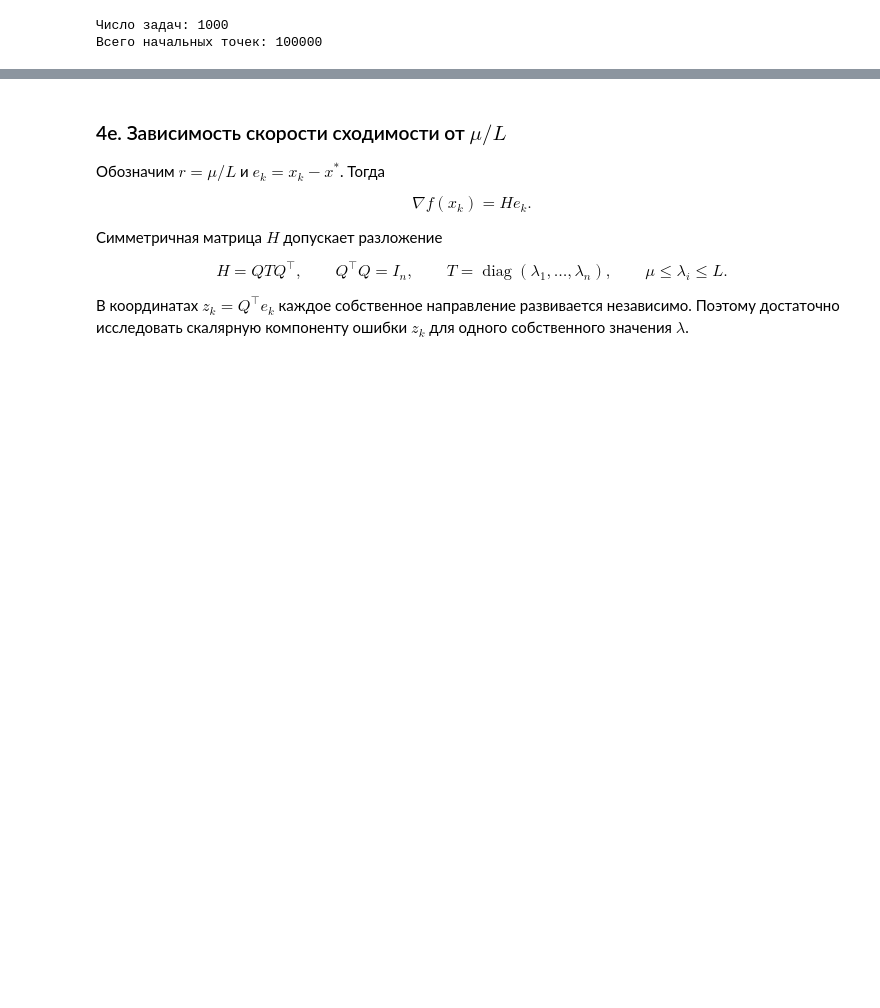
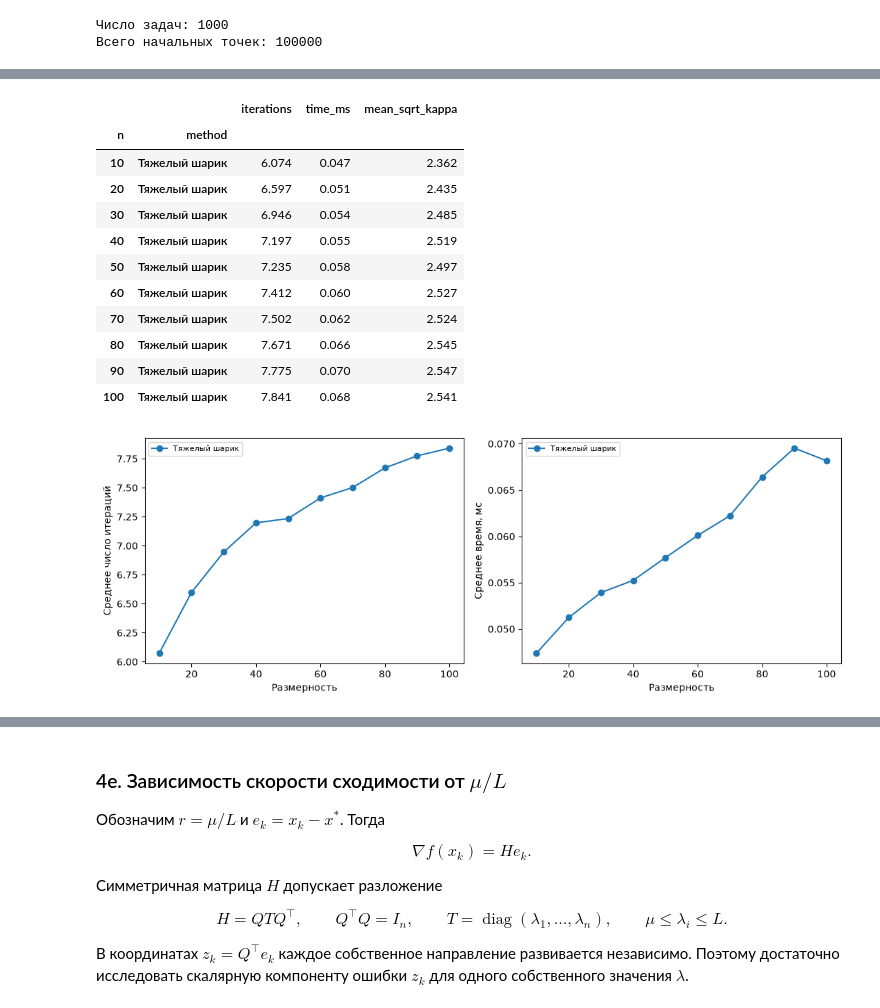
Before and after one commit to Sehpiiik/OM, a Jupyter notebook: lab1/lab1.ipynb, the cells around one changed output, grey strips where cells are left out. Cells and saved outputs as stored; diff of their text form; code cells hidden in the pictures; blank space fills up the shorter version.

```diff
--- a/lab1/lab1.ipynb
+++ b/lab1/lab1.ipynb
@@ -471,0 +640,37 @@ def reached_accuracy(value, f_star, eps=0.01):
+# %%
+def summarize_by_n(runs):
+    return runs.groupby(["n", "method"], sort=False).agg(
+        iterations=("iterations", "mean"), time_ms=("time_ms", "mean")
+    )
+
+def plot_by_n(summary):
+    fig, axes = plt.subplots(1, 2, figsize=(11, 4))
+    for ax, column, ylabel in zip(axes, ("iterations", "time_ms"),
+                                  ("Среднее число итераций", "Среднее время, мс")):
+        for method, data in summary.groupby(level="method", sort=False):
+            series = data.droplevel("method")[column]
+            ax.plot(series.index, series, "o-", label=method)
+        ax.set(xlabel="Размерность", ylabel=ylabel)
+        ax.legend(fontsize=8)
+    fig.tight_layout()
+    plt.show()
+
+strong_problems = results.loc[strong_indices]
+mean_sqrt_kappa = np.sqrt(strong_problems["kappa"]).groupby(strong_problems["n"]).mean()
+fixed_by_n = summarize_by_n(strong_runs).join(mean_sqrt_kappa.rename("mean_sqrt_kappa"), on="n")
+display(fixed_by_n.round(3))
+plot_by_n(fixed_by_n)
+# %% [output]
+|  |  | iterations | time_ms | mean_sqrt_kappa |
+| n | method |  |  |  |
+| 10 | Тяжелый шарик | 6.074 | 0.047 | 2.362 |
+| 20 | Тяжелый шарик | 6.597 | 0.051 | 2.435 |
+| 30 | Тяжелый шарик | 6.946 | 0.054 | 2.485 |
+| 40 | Тяжелый шарик | 7.197 | 0.055 | 2.519 |
+| 50 | Тяжелый шарик | 7.235 | 0.058 | 2.497 |
+| 60 | Тяжелый шарик | 7.412 | 0.060 | 2.527 |
+| 70 | Тяжелый шарик | 7.502 | 0.062 | 2.524 |
+| 80 | Тяжелый шарик | 7.671 | 0.066 | 2.545 |
+| 90 | Тяжелый шарик | 7.775 | 0.070 | 2.547 |
+| 100 | Тяжелый шарик | 7.841 | 0.068 | 2.541 |
+[figure, added]
```
Also changed, not shown: parts of 28 cells of this notebook.
